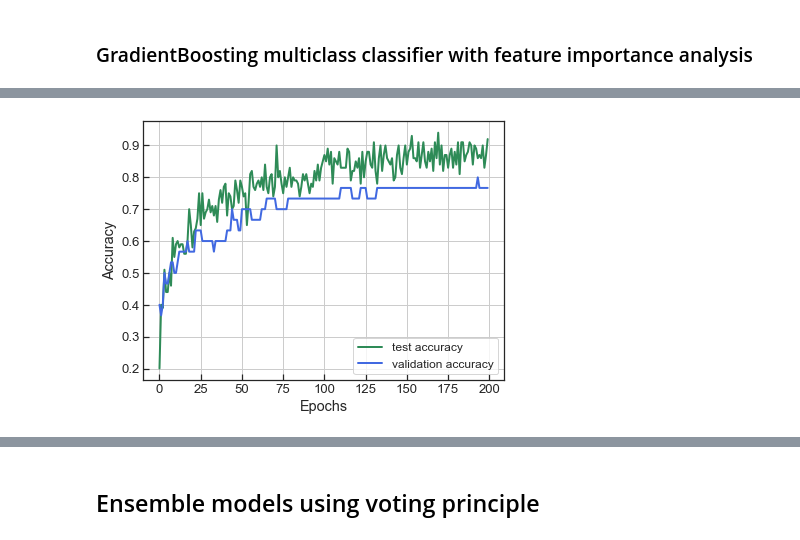
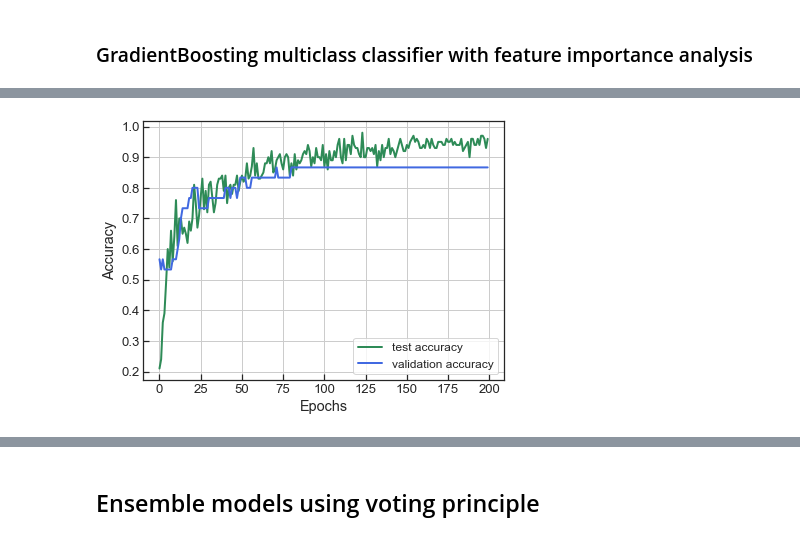
Before and after one commit to sarajcev/Health_Index, a Jupyter notebook: Trafo_HI_ML.ipynb, the cells around one changed output, grey strips where cells are left out. Saved outputs shown, nothing was run; the diff lists cells and outputs as text; code cells hidden in the pictures.

```diff
--- a/Trafo_HI_ML.ipynb
+++ b/Trafo_HI_ML.ipynb
@@ -493,7 +494,8 @@ del y_t['k']
 # and cross-validation for hyper-parameters optimisation
 parameters = {'n_estimators':[5, 10, 15, 20],
               'criterion':['gini', 'entropy'],
-              'max_depth':[2, 5, None]}
+              'max_depth':[2, 5, None],
+              'class_weight':['balanced']}
 trees = GridSearchCV(estimator=ExtraTreesClassifier(), param_grid=parameters,
                      cv=3, scoring='neg_log_loss', refit=True, n_jobs=-1)
 trees.fit(X_train, y_train)
@@ -532,7 +543,8 @@ del y_t['t']
 parameters = {'n_estimators':[10, 15, 20],
               'criterion':['gini', 'entropy'],
               'max_features':[4, 'auto'],
-              'max_depth':[2, None]}
+              'max_depth':[2, None],
+              'class_weight':['balanced']}
 # grid search and cross-validation for hyper-parameters optimisation
 forest = GridSearchCV(estimator=RandomForestClassifier(), param_grid=parameters,
                       cv=3, scoring='neg_log_loss', refit=True, n_jobs=-1)
@@ -623,7 +634,7 @@ def probit(x):
 # %%
 # Encode 'targets' to categorical variables
-y_train_nn = keras.utils.np_utils.to_categorical(y_train)
-y_test_nn = keras.utils.np_utils.to_categorical(y_test)
+y_train_nn = keras.utils.to_categorical(y_train)
+y_test_nn = keras.utils.to_categorical(y_test)
 # %%
 # Keras: Feed-forward artificial neural network
 model = keras.models.Sequential()
@@ -635,13 +646,10 @@ model.add(keras.layers.Dense(units=64, activation='tanh'))
 model.add(keras.layers.Dropout(0.5))
 # hidden layer
 model.add(keras.layers.Dense(units=32, activation='tanh'))
-model.add(keras.layers.Dropout(0.25))
 # *** Add additional hidden layers here ***
 # Output layer
-# Following line defines Ordinal Probit Regression (ordered categories)
-model.add(keras.layers.Dense(units=5, activation=probit))
 # Following line defines Softmax Regression (un-ordered categories)
-#model.add(keras.layers.Dense(units=5, activation='softmax'))
+model.add(keras.layers.Dense(units=5, activation='softmax'))
 # Optimizer
 adam = keras.optimizers.Adam()
 # Compile network
@@ -661,18 +669,18 @@ Log-loss: 0.69338, Accuracy: 76.67 %
 # %%
 hist = history.history
-acc = hist['acc']
-acc_val = hist['val_acc']
+acc = hist['accuracy']
+acc_val = hist['val_accuracy']
 fig, ax = plt.subplots(figsize=(6,4.5))
 ax.plot(acc, ls='-', lw=2, c='seagreen', label='test accuracy')
 ax.plot(acc_val, ls='-', lw=2, c='royalblue', label='validation accuracy')
 ax.grid()
 ax.legend(loc='best', fontsize=12)
 ax.set_xlabel('Epochs')
 ax.set_ylabel('Accuracy')
 plt.tight_layout()
 plt.show()
 # %% [output]
-[figure, old version]
+[figure, new version]
 # %%
 # Predict class probability on test data
 y_pred_proba_nn = model.predict_proba(X_test, batch_size=BATCH, verbose=0)
```
Also changed, not shown: parts of 36 cells of this notebook.
